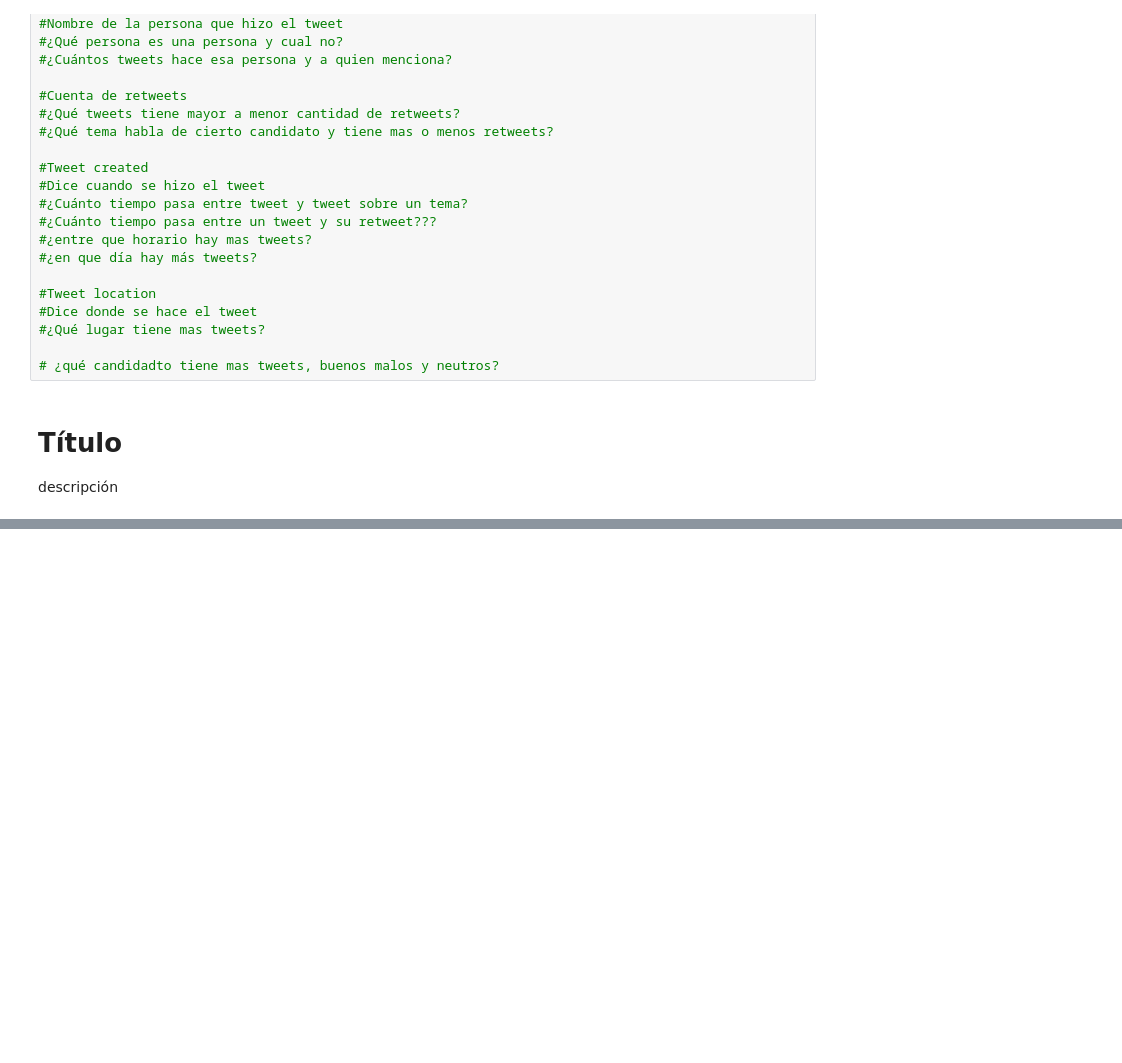
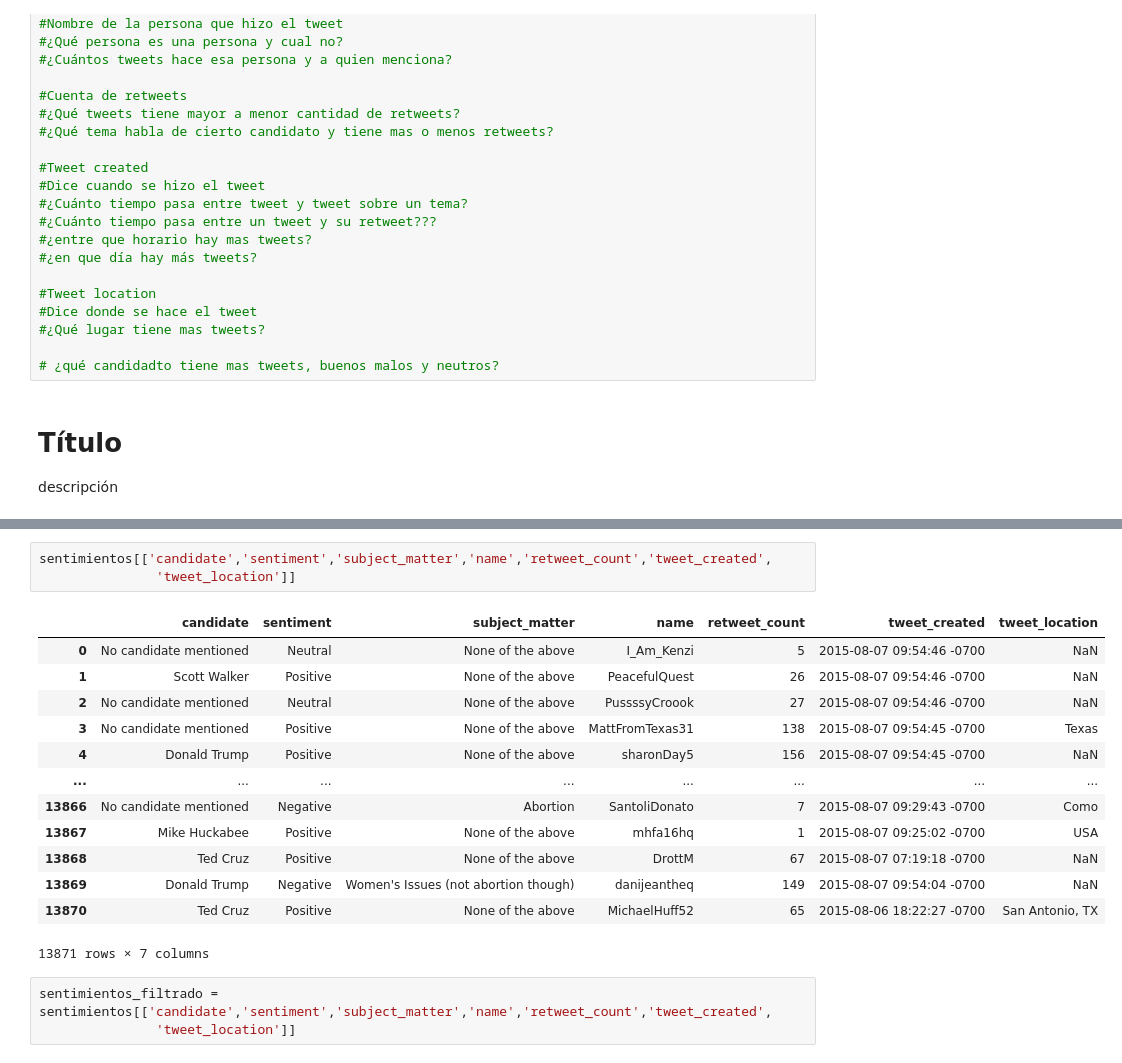
Before and after one commit to jebus2088/proyecto-portafolio, a Jupyter notebook: Notebooks/analisis_eda1.ipynb, the cells around one changed output, grey strips where cells are left out. Drawn from its saved outputs; the diff is of its cells as text; blank space fills up the shorter version.

```diff
--- a/Notebooks/analisis_eda1.ipynb
+++ b/Notebooks/analisis_eda1.ipynb
@@ -194,0 +215,20 @@ descripción
+# %%
+sentimientos[['candidate','sentiment','subject_matter','name','retweet_count','tweet_created',
+               'tweet_location']]
+# %% [output]
+|  | candidate | sentiment | subject_matter | name | retweet_count | tweet_created | tweet_location |
+| 0 | No candidate mentioned | Neutral | None of the above | I_Am_Kenzi | 5 | 2015-08-07 09:54:46 -0700 | NaN |
+| 1 | Scott Walker | Positive | None of the above | PeacefulQuest | 26 | 2015-08-07 09:54:46 -0700 | NaN |
+| 2 | No candidate mentioned | Neutral | None of the above | PussssyCroook | 27 | 2015-08-07 09:54:46 -0700 | NaN |
+| 3 | No candidate mentioned | Positive | None of the above | MattFromTexas31 | 138 | 2015-08-07 09:54:45 -0700 | Texas |
+| 4 | Donald Trump | Positive | None of the above | sharonDay5 | 156 | 2015-08-07 09:54:45 -0700 | NaN |
+| ... | ... | ... | ... | ... | ... | ... | ... |
+| 13866 | No candidate mentioned | Negative | Abortion | SantoliDonato | 7 | 2015-08-07 09:29:43 -0700 | Como |
+| 13867 | Mike Huckabee | Positive | None of the above | mhfa16hq | 1 | 2015-08-07 09:25:02 -0700 | USA |
+| 13868 | Ted Cruz | Positive | None of the above | DrottM | 67 | 2015-08-07 07:19:18 -0700 | NaN |
+| 13869 | Donald Trump | Negative | Women's Issues (not abortion though) | danijeantheq | 149 | 2015-08-07 09:54:04 -0700 | NaN |
+| 13870 | Ted Cruz | Positive | None of the above | MichaelHuff52 | 65 | 2015-08-06 18:22:27 -0700 | San Antonio, TX |
+13871 rows × 7 columns
+# %%
+sentimientos_filtrado = sentimientos[['candidate','sentiment','subject_matter','name','retweet_count','tweet_created',
+               'tweet_location']]
```
Also changed, not shown: parts of 12 cells of this notebook.
